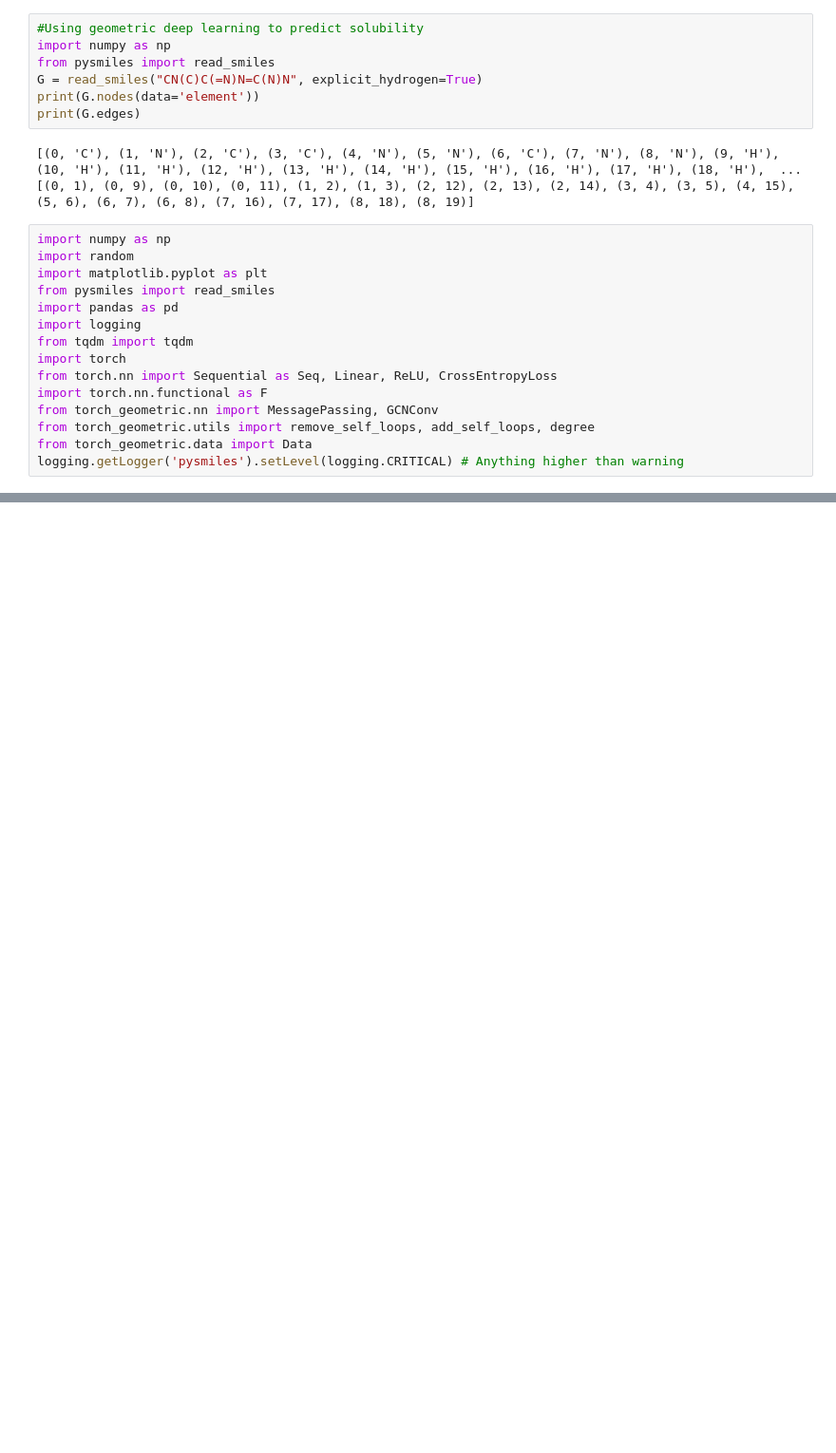
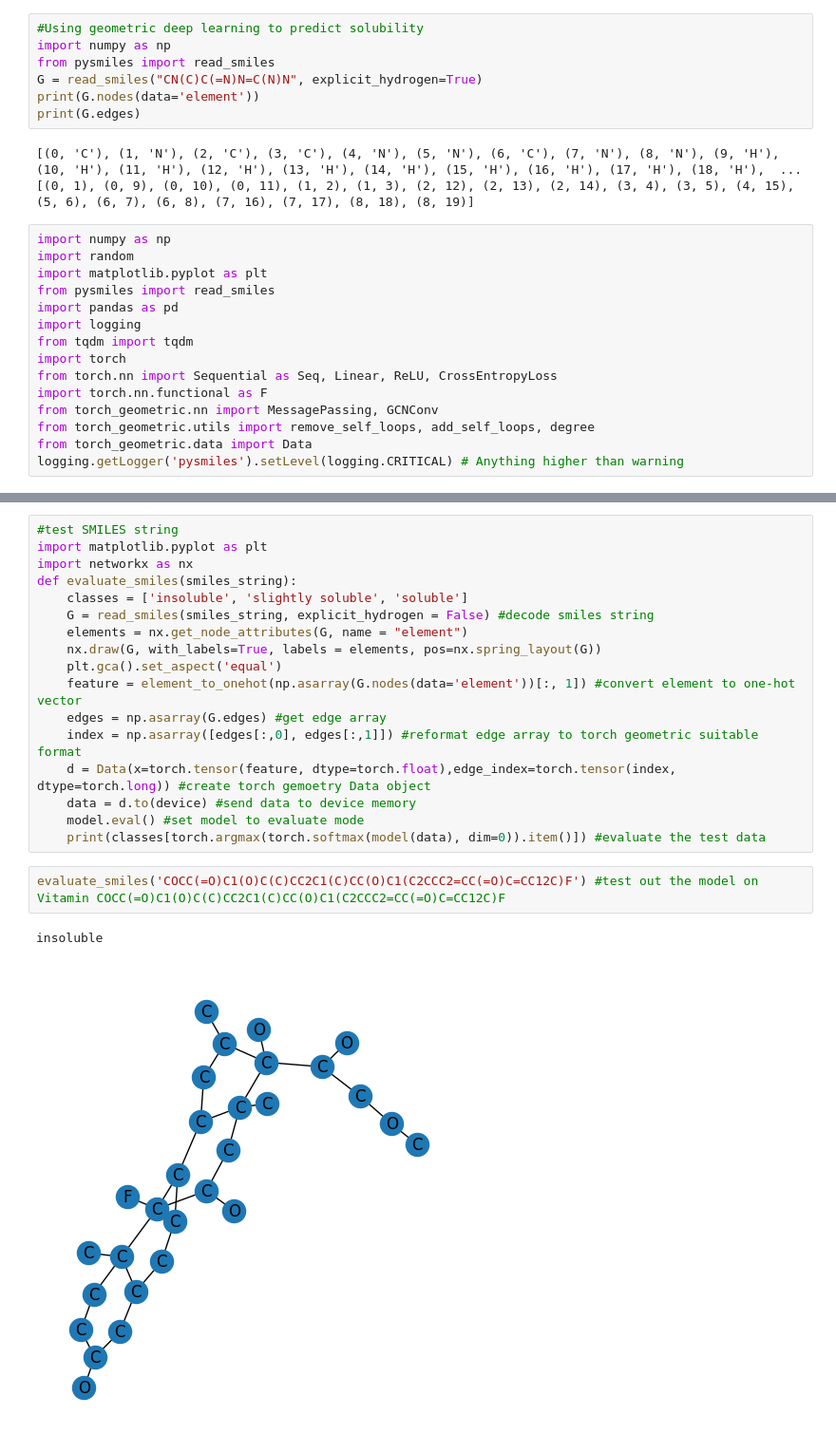
Before and after one commit to andreazedda/bmyCure4MM, a Jupyter notebook: solubility_GDL.ipynb, the cells around one changed output, grey strips where cells are left out. Shown at 95% size. Drawn from its saved outputs; the diff is of its cells as text; blank space fills up the shorter version.

```diff
--- a/solubility_GDL.ipynb
+++ b/solubility_GDL.ipynb
@@ -47,0 +171,22 @@ def element_to_onehot(element):
+# %%
+#test SMILES string
+import matplotlib.pyplot as plt
+import networkx as nx
+def evaluate_smiles(smiles_string):
+    classes = ['insoluble', 'slightly soluble', 'soluble']
+    G = read_smiles(smiles_string, explicit_hydrogen = False) #decode smiles string
+    elements = nx.get_node_attributes(G, name = "element")
+    nx.draw(G, with_labels=True, labels = elements, pos=nx.spring_layout(G))
+    plt.gca().set_aspect('equal')
+    feature = element_to_onehot(np.asarray(G.nodes(data='element'))[:, 1]) #convert element to one-hot vector
+    edges = np.asarray(G.edges) #get edge array
+    index = np.asarray([edges[:,0], edges[:,1]]) #reformat edge array to torch geometric suitable format
+    d = Data(x=torch.tensor(feature, dtype=torch.float),edge_index=torch.tensor(index, dtype=torch.long)) #create torch gemoetry Data object
+    data = d.to(device) #send data to device memory
+    model.eval() #set model to evaluate mode
+    print(classes[torch.argmax(torch.softmax(model(data), dim=0)).item()]) #evaluate the test data
+# %%
+evaluate_smiles('COCC(=O)C1(O)C(C)CC2C1(C)CC(O)C1(C2CCC2=CC(=O)C=CC12C)F') #test out the model on Vitamin COCC(=O)C1(O)C(C)CC2C1(C)CC(O)C1(C2CCC2=CC(=O)C=CC12C)F
+# %% [output]
+insoluble
+[figure, added]
```
Also changed, not shown: parts of 9 cells of this notebook, 5 other files.
